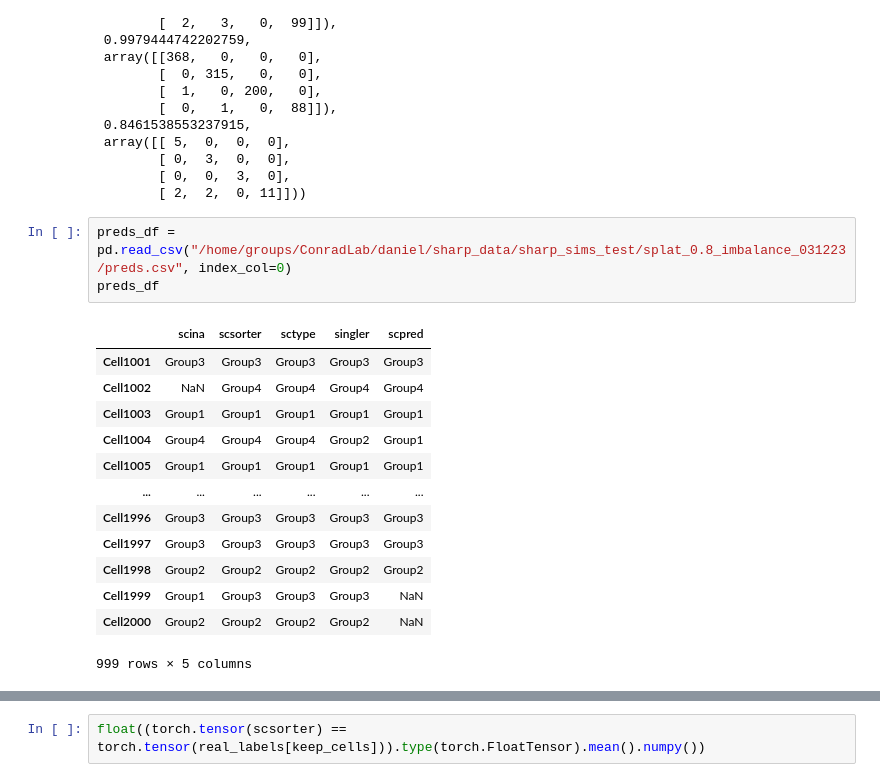
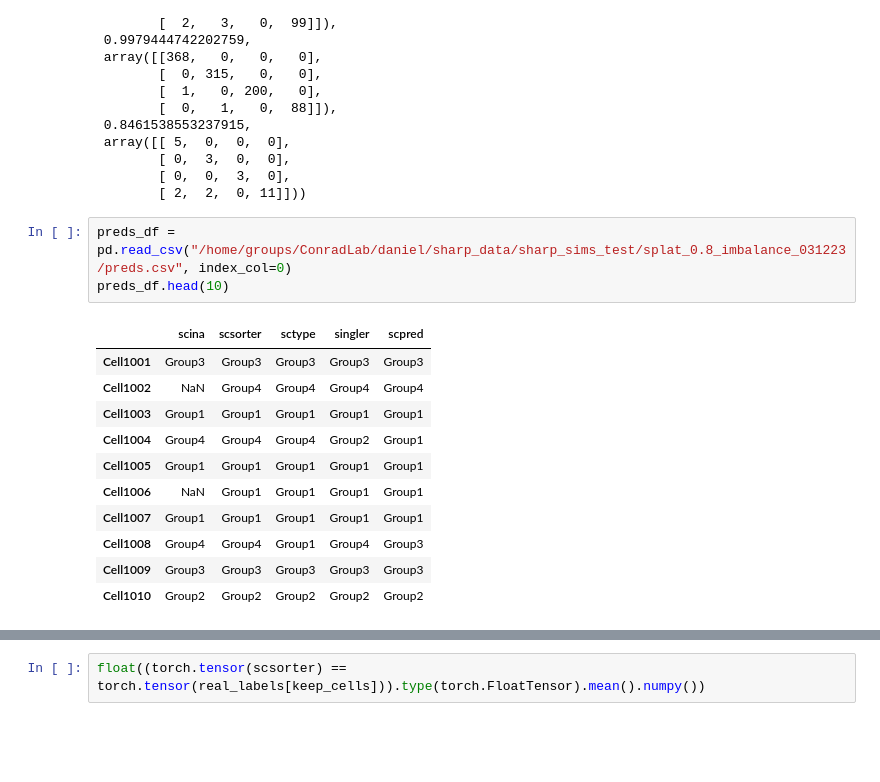
Before and after one commit to lewinsohndp/scSHARP, a Jupyter notebook: class_imbalance_results.ipynb, the cells around one changed output, grey strips where cells are left out. Cells and saved outputs as stored; diff of their text form; blank space fills up the shorter version.

```diff
--- a/class_imbalance_results.ipynb
+++ b/class_imbalance_results.ipynb
@@ -334,19 +363,17 @@ results
         [ 2,  2,  0, 11]]))
 # %%
 preds_df = pd.read_csv("/home/groups/ConradLab/daniel/sharp_data/sharp_sims_test/splat_0.8_imbalance_031223/preds.csv", index_col=0)
-preds_df
+preds_df.head(10)
 # %% [output]
 |  | scina | scsorter | sctype | singler | scpred |
 | Cell1001 | Group3 | Group3 | Group3 | Group3 | Group3 |
 | Cell1002 | NaN | Group4 | Group4 | Group4 | Group4 |
 | Cell1003 | Group1 | Group1 | Group1 | Group1 | Group1 |
 | Cell1004 | Group4 | Group4 | Group4 | Group2 | Group1 |
 | Cell1005 | Group1 | Group1 | Group1 | Group1 | Group1 |
-| ... | ... | ... | ... | ... | ... |
-| Cell1996 | Group3 | Group3 | Group3 | Group3 | Group3 |
-| Cell1997 | Group3 | Group3 | Group3 | Group3 | Group3 |
-| Cell1998 | Group2 | Group2 | Group2 | Group2 | Group2 |
-| Cell1999 | Group1 | Group3 | Group3 | Group3 | NaN |
-| Cell2000 | Group2 | Group2 | Group2 | Group2 | NaN |
+| Cell1006 | NaN | Group1 | Group1 | Group1 | Group1 |
+| Cell1007 | Group1 | Group1 | Group1 | Group1 | Group1 |
+| Cell1008 | Group4 | Group4 | Group1 | Group4 | Group3 |
+| Cell1009 | Group3 | Group3 | Group3 | Group3 | Group3 |
+| Cell1010 | Group2 | Group2 | Group2 | Group2 | Group2 |
-999 rows × 5 columns
 # %%
```
Also changed, not shown: parts of 10 cells of this notebook, 9 other files.
